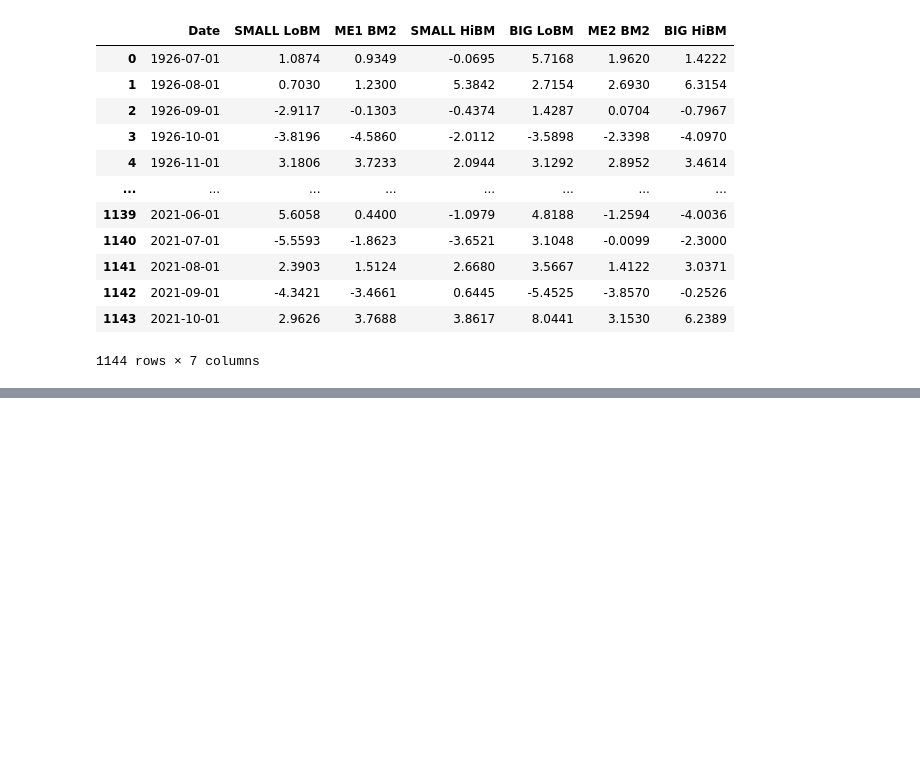
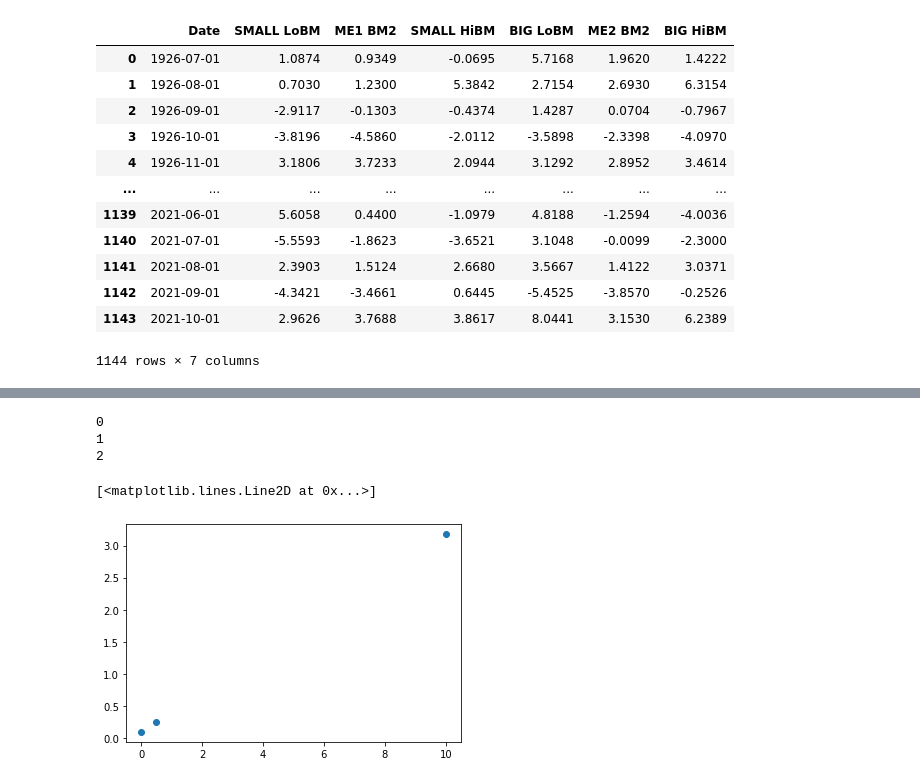
Before and after one commit to GuanJinNL/Robust_Optimization_Risk_Measures, a Jupyter notebook: Return_Data.ipynb, the cells around one changed output, grey strips where cells are left out. Saved outputs shown, nothing was run; the diff lists cells and outputs as text; code cells hidden in the pictures; blank space fills up the shorter version.

```diff
--- a/Return_Data.ipynb
+++ b/Return_Data.ipynb
@@ -454,6 +461,33 @@ for i in range(5000):
     if last >= 0:
         q_real[N-1] = last
         prob.append(q_real)
+# %%
+risk_level = np.array([0.01,0.5,10])#np.array([0.01,0.05,0.08,0.3,0.5,0.8,1,5,7,10,20])
+L = len(risk_level)
+returns = np.zeros(L)
+gap = np.zeros(L)
+num_iter = np.zeros(L)
+w_rob = []
+w_notrob = []
+for i in range(L):
+    print(i)
+    robust_result = squeeze_algorithm(R,r,risk_level[i],p,par,r_f,h_eva, phi_func,h_func,phi_conj,h_conj,utility)
+    gap[i] = robust_result[1]-robust_result[2]
+    num_iter[i] = robust_result[3]
+    returns[i] = robust_result[2]
+    if risk_level[i] in [0.01,0.05,0.5,1,5,10]:
+        w_rob.append(robust_result[0])
+        results_nonrb = non_robust_cut(R,risk_level[i],p,par,r_f, h_eva,h_func, utility, utility_eva)
+        w_notrob.append(results_nonrb[0])
+# %% [output]
+0
+1
+2
+# %%
+plt.plot(risk_level, returns, 'o')
+# %% [output]
+[<matplotlib.lines.Line2D at 0x...>]
+[figure, added]
 # %%
 risk_robust = np.zeros(len(prob))
 risk_non_robust = np.zeros(len(prob))
```
Also changed, not shown: parts of 14 cells of this notebook.
